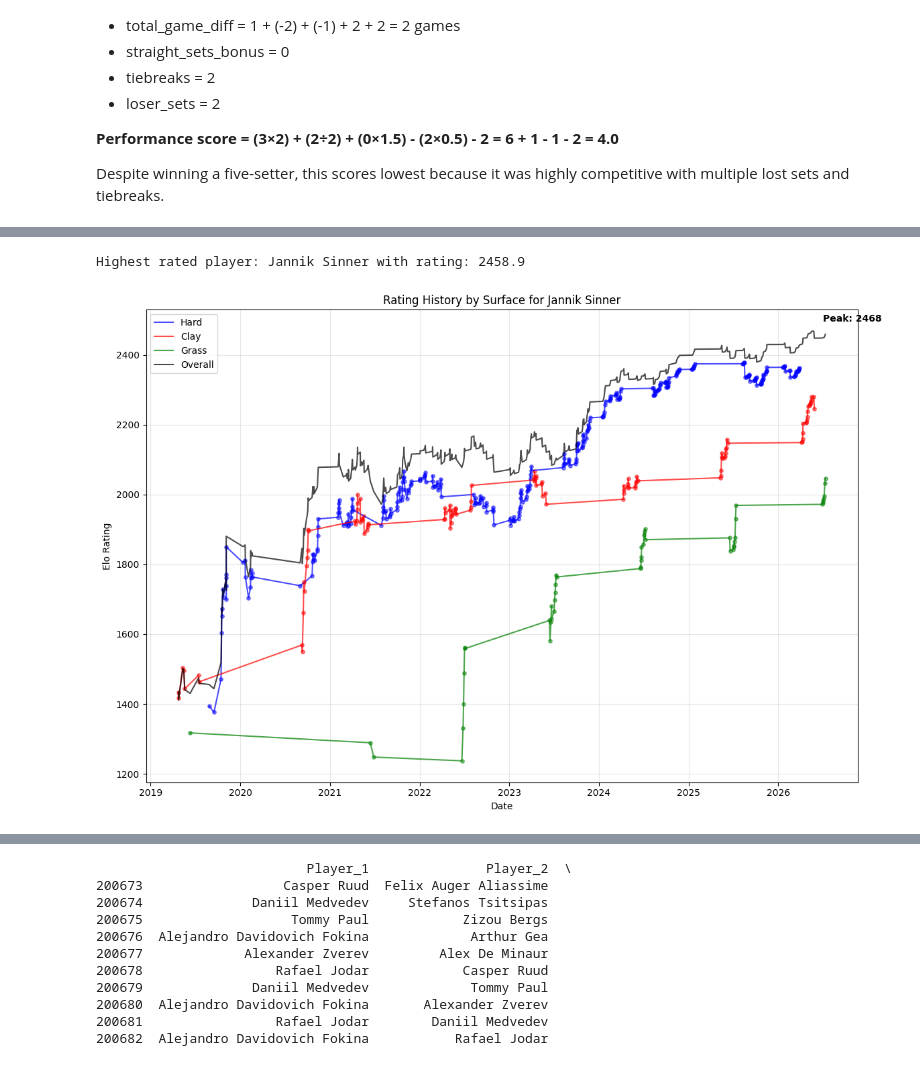
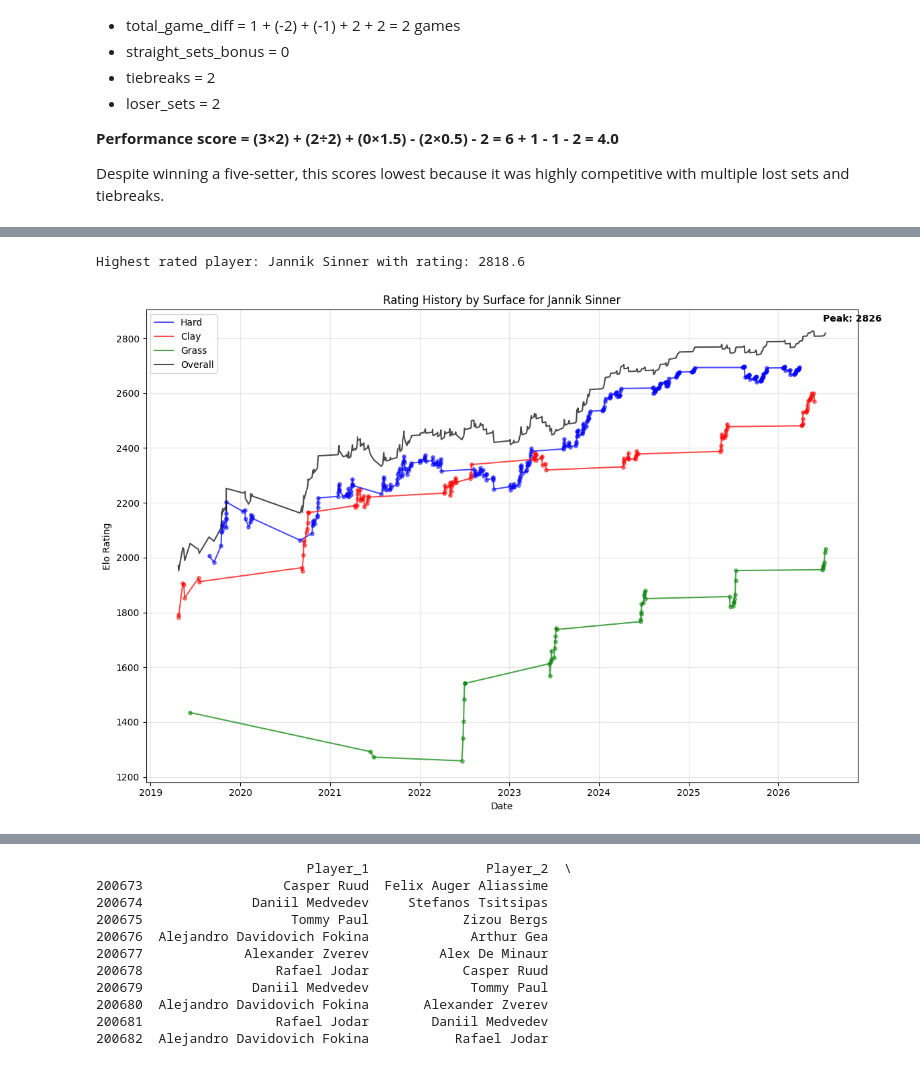
Before and after one commit to FranciscoSantos445/tenis_prediction, a Jupyter notebook: src/data_extraction.ipynb, the cells around one changed output, grey strips where cells are left out. Saved outputs shown, nothing was run; the diff lists cells and outputs as text; code cells hidden in the pictures.

Commit message:
Ratings learned from challenger/future matches, live challengers, retrain model, changed readme

```diff
--- a/src/data_extraction.ipynb
+++ b/src/data_extraction.ipynb
@@ -371,3 +371,26 @@ Merged data shape: (200683, 30)
 2       bombay      19671228
 3       bombay      19671228
 4     calcutta      19671228
+# %%
+# Players new on tour since June 2026 have no Sackmann name and keep tennis-data's short one ('Simakin I.'), which would cut
+# their tour matches off from their Challenger history ('Ilia Simakin') in the ratings. They get the full name of the only
+# player active since 2024 in the lower levels or in the current ranking whose surname and first initial fit.
+from ratings import load_lower
+
+def plain(s):
+    return ' '.join(re.sub(r'[^a-z]+', ' ', unicodedata.normalize('NFKD', str(s)).encode('ascii', 'ignore').decode().lower()).split())
+
+lower = load_lower('../data_set_2')
+active = lower[lower['tourney_date'] >= 20240101]
+candidates = {plain(n): n for n in set(active['winner_name']) | set(active['loser_name']) | set(pd.read_csv('../data_set_2/atp_current_ranking.csv')['name'])}
+full_name = {}
+for p in set(merged_data['Player_1']) | set(merged_data['Player_2']):
+    m = re.match(r'^(.+)\s+([\w.-]+)\.$', p)
+    if m:
+        surname, initials = plain(m[1]), plain(m[2]).replace(' ', '')
+        fits = [n for k, n in candidates.items() if k.endswith(' ' + surname) and k[:-len(surname)].replace(' ', '').startswith(initials)]
+        if len(fits) == 1:
+            full_name[p] = fits[0]
+for col in ('Player_1', 'Player_2', 'match_winner'):
+    merged_data[col] = merged_data[col].replace(full_name)
+print(f"{len(full_name)} short names given their full name, e.g. {list(full_name.items())[:4]}")
@@ -635,8 +617,8 @@ Sample of matches with Elo ratings:
 9    -19.712818             12.840803
 # %%
 # Find the player with the highest overall rating (at the END of the Elo calculation)
-highest_rated_player = max(player_ratings['Overall'], key=player_ratings['Overall'].get)
-highest_rating = player_ratings['Overall'][highest_rated_player]
+highest_rated_player = player_ratings['elo_overall'].idxmax()
+highest_rating = player_ratings['elo_overall'].max()
 print(f"Highest rated player: {highest_rated_player} with rating: {highest_rating:.1f}")
 
 # Create a dictionary to store player rating history by surface
@@ -695,35 +677,35 @@ for surface, color in surface_colors.items():
         # Add markers for more readability (skip for 'Overall' to avoid clutter)
         if surface != 'Overall':
             plt.scatter(dates, ratings, color=color, s=15, alpha=0.5)
 
 # Configure the plot
 plt.xlabel('Date')
 plt.ylabel('Elo Rating')
 plt.title(f'Rating History by Surface for {highest_rated_player}')
 plt.legend()
 plt.grid(True, alpha=0.3)
 
 # Format x-axis to show years
 from matplotlib.dates import YearLocator, DateFormatter
 plt.gca().xaxis.set_major_locator(YearLocator())
 plt.gca().xaxis.set_major_formatter(DateFormatter('%Y'))
 
 # Add annotation for peak overall Elo
 overall_history = player_rating_history['Overall'][highest_rated_player]
 if overall_history:
     peak_date, peak_rating = max(overall_history, key=lambda x: x[1])
     plt.annotate(f'Peak: {peak_rating:.0f}',
                  xy=(peak_date, peak_rating),
                  xytext=(10, 10),
                  textcoords='offset points',
                  color='black',
                  fontweight='bold')
 
 plt.tight_layout()
 plt.show()
 # %% [output]
-Highest rated player: Jannik Sinner with rating: 2458.9
+Highest rated player: Jannik Sinner with rating: 2818.6
-[figure, old version]
+[figure, new version]
 # %%
 # Elo momentum: how much a player's overall Elo changed over their last 5 matches, BEFORE this match
 # (same window as recent form / consecutive wins; > 0 = rising, < 0 = slumping)
```
Also changed, not shown: parts of 9 cells of this notebook, 14 other files.
